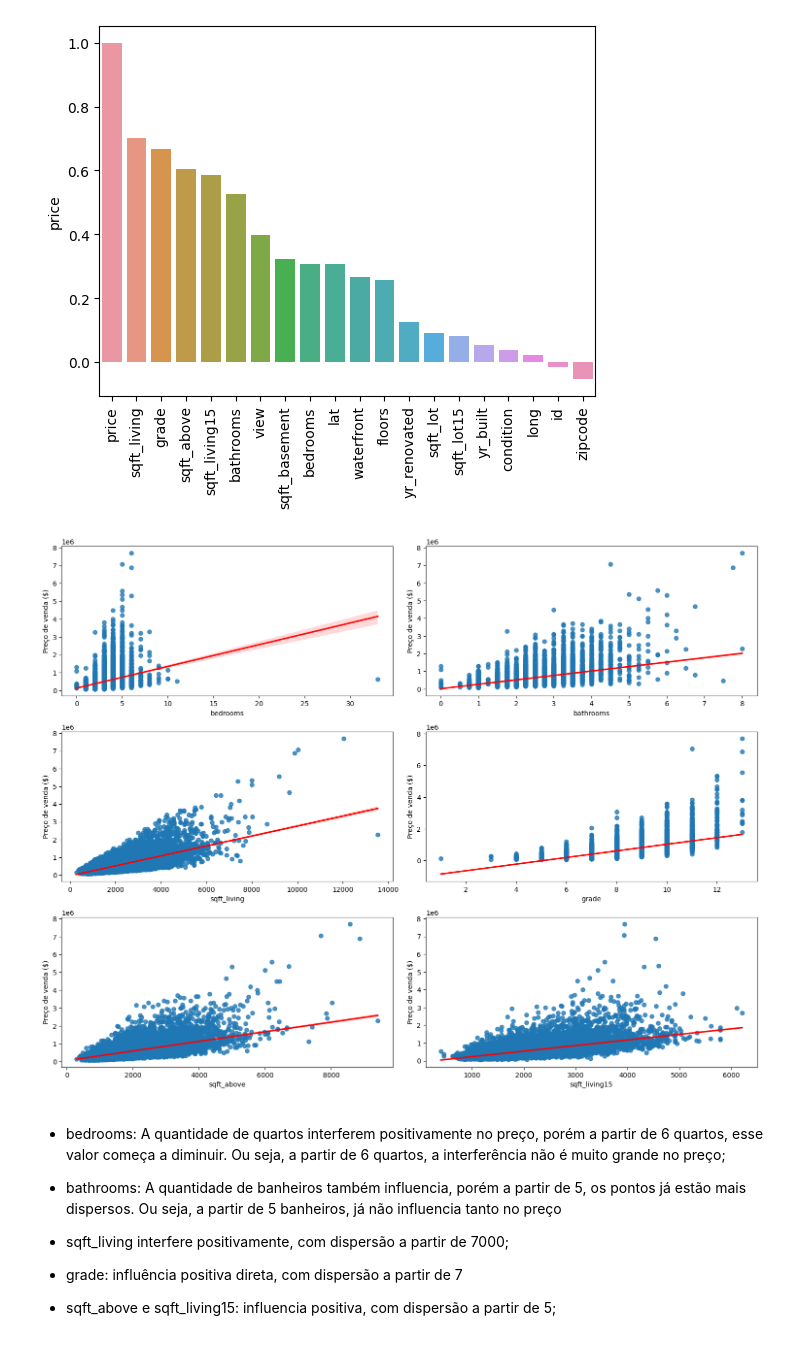
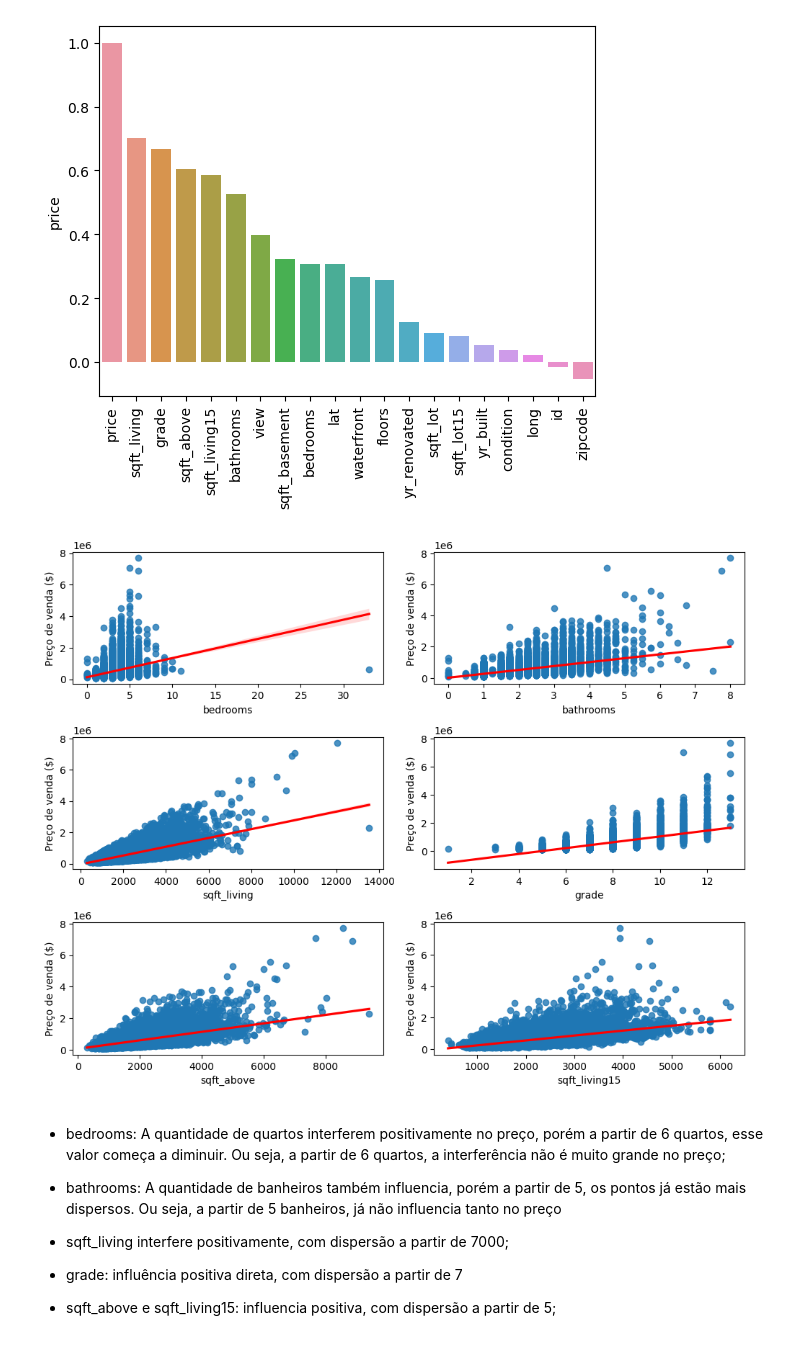
Before and after one commit to LaizaCostaa/insights_vendas_imoveis, a Jupyter notebook: insights_vendas_imoveis.ipynb, the cells around one changed output. Saved outputs shown, nothing was run; the diff lists cells and outputs as text; code cells hidden in the pictures.

```diff
--- a/insights_vendas_imoveis.ipynb
+++ b/insights_vendas_imoveis.ipynb
@@ -344,24 +274,24 @@ plt.show()
 [figure]
 # %%
 # Verificando melhor a relação entre as variáveis com o preço
-plt.figure(figsize=[15, 15])
+plt.figure(figsize=[10, 10])
 
 i = 1
 
 for coluna in colunas:
     if coluna == 'price':
         continue
     plt.subplot(4, 2, i)
     sns.regplot(x=df1[coluna], y=df1['price'], line_kws={'color': 'r'})
     plt.xlabel(coluna)
     plt.ylabel('Preço de venda ($)')
     i+=1
 
 
 plt.tight_layout()
 plt.show()
 # %% [output]
-[figure, old version]
+[figure, new version]
 # %% [markdown]
 * bedrooms: A quantidade de quartos interferem positivamente no preço, porém a partir de 6 quartos, esse valor começa a diminuir. Ou seja, a partir de 6 quartos, a interferência não é muito grande no preço;
 
```
Also changed, not shown: parts of 30 cells of this notebook.
